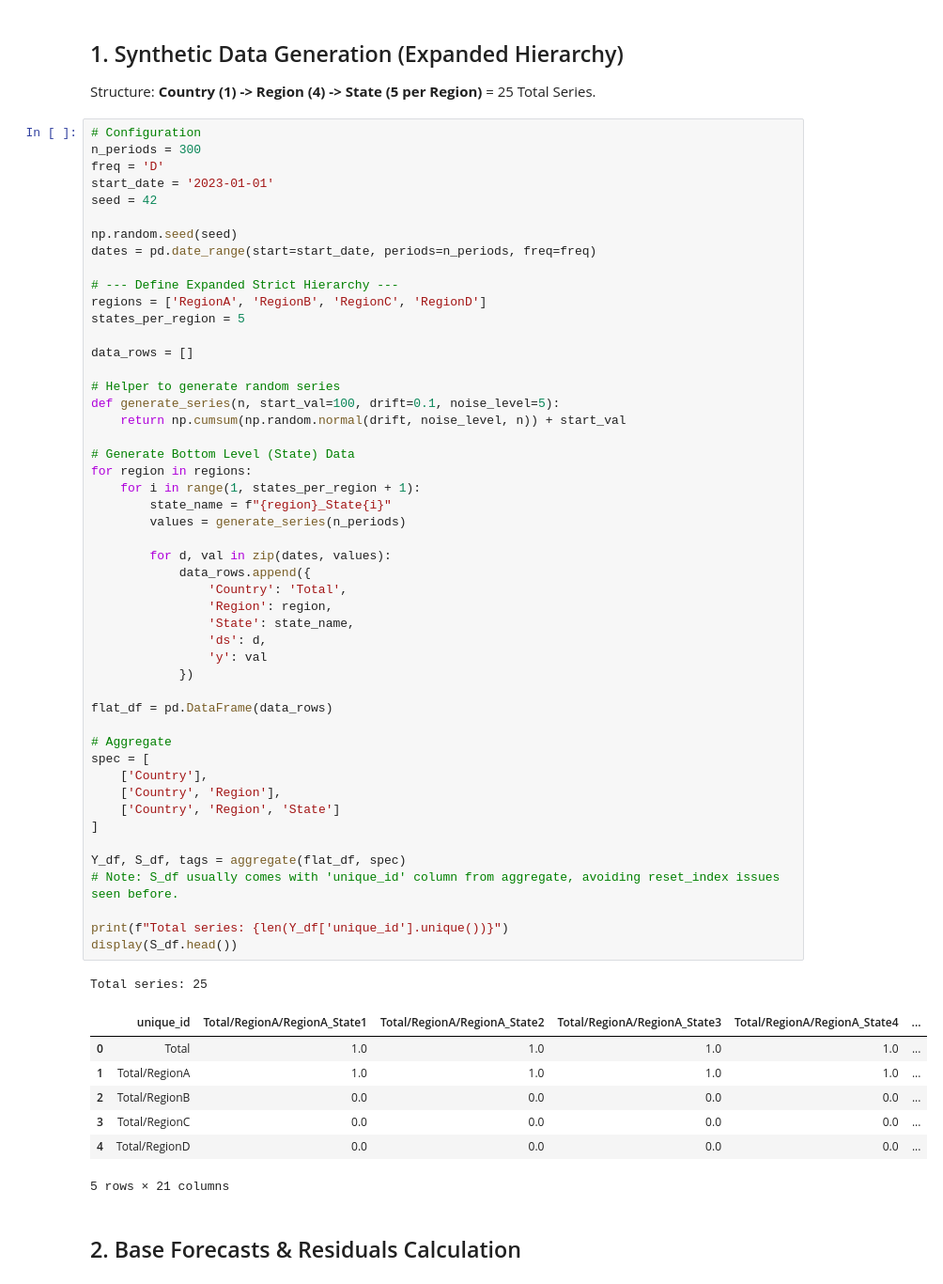
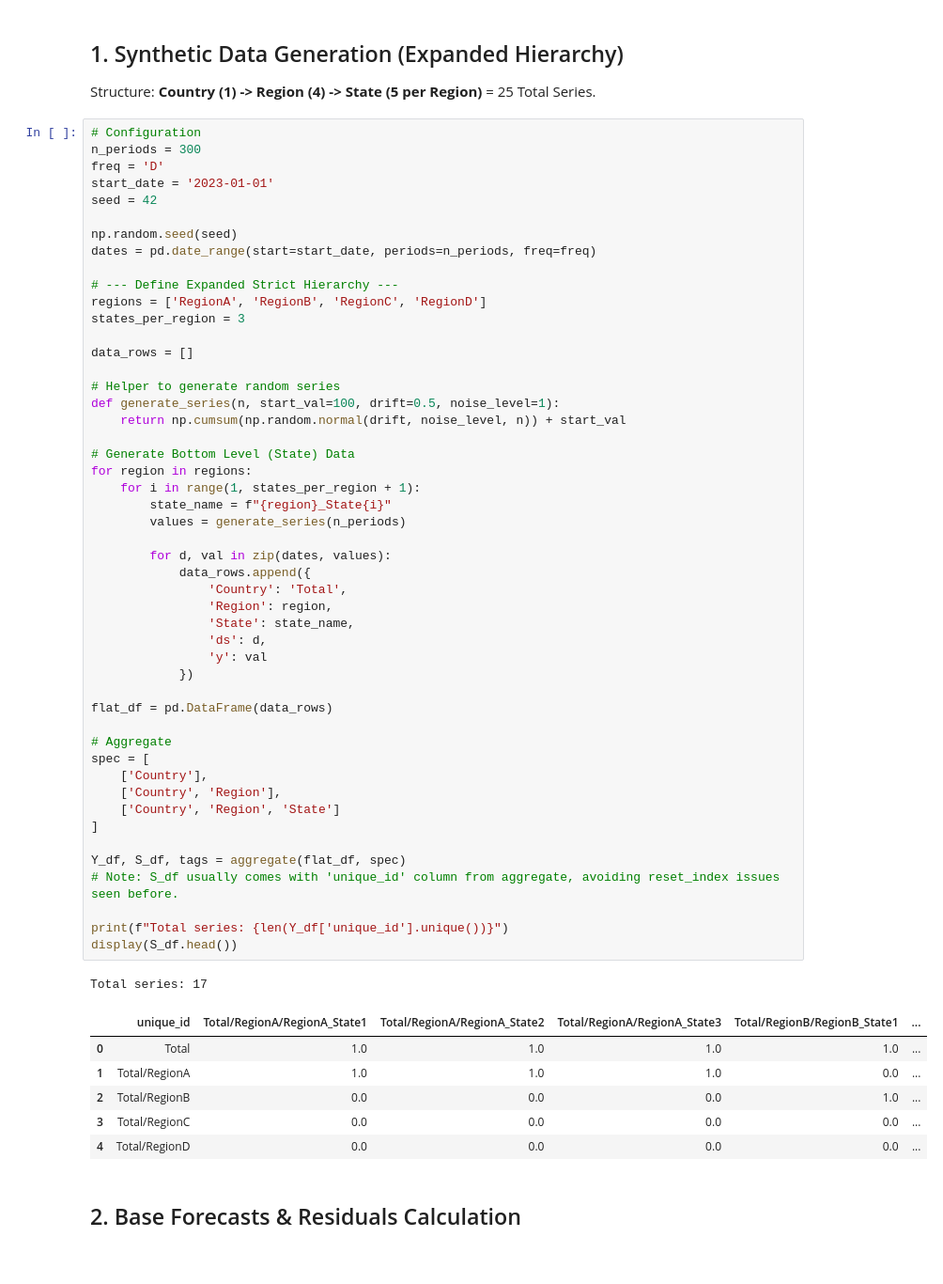
Before and after one commit to marcell-nemeth/HierarchicalTS, a Jupyter notebook: notebooks/mint_synthetic_demo.ipynb, the cells around one changed output. Shown at 94% size. Cells and saved outputs as stored; diff of their text form.

```diff
--- a/notebooks/mint_synthetic_demo.ipynb
+++ b/notebooks/mint_synthetic_demo.ipynb
@@ -43,52 +40,51 @@ dates = pd.date_range(start=start_date, periods=n_periods, freq=freq)
 
 # --- Define Expanded Strict Hierarchy ---
 regions = ['RegionA', 'RegionB', 'RegionC', 'RegionD']
-states_per_region = 5
+states_per_region = 3
 
 data_rows = []
 
 # Helper to generate random series
-def generate_series(n, start_val=100, drift=0.1, noise_level=5):
+def generate_series(n, start_val=100, drift=0.5, noise_level=1):
     return np.cumsum(np.random.normal(drift, noise_level, n)) + start_val
 
 # Generate Bottom Level (State) Data
 for region in regions:
     for i in range(1, states_per_region + 1):
         state_name = f"{region}_State{i}"
         values = generate_series(n_periods)
 
         for d, val in zip(dates, values):
             data_rows.append({
                 'Country': 'Total',
                 'Region': region,
                 'State': state_name,
                 'ds': d,
                 'y': val
             })
 
 flat_df = pd.DataFrame(data_rows)
 
 # Aggregate
 spec = [
     ['Country'],
     ['Country', 'Region'],
     ['Country', 'Region', 'State']
 ]
 
 Y_df, S_df, tags = aggregate(flat_df, spec)
 # Note: S_df usually comes with 'unique_id' column from aggregate, avoiding reset_index issues seen before.
 
 print(f"Total series: {len(Y_df['unique_id'].unique())}")
 display(S_df.head())
 # %% [output]
-Total series: 25
+Total series: 17
-|  | unique_id | Total/RegionA/RegionA_State1 | Total/RegionA/RegionA_State2 | Total/RegionA/RegionA_State3 | Total/RegionA/RegionA_State4 | ... |
+|  | unique_id | Total/RegionA/RegionA_State1 | Total/RegionA/RegionA_State2 | Total/RegionA/RegionA_State3 | Total/RegionB/RegionB_State1 | ... |
 | 0 | Total | 1.0 | 1.0 | 1.0 | 1.0 | ... |
-| 1 | Total/RegionA | 1.0 | 1.0 | 1.0 | 1.0 | ... |
-| 2 | Total/RegionB | 0.0 | 0.0 | 0.0 | 0.0 | ... |
+| 1 | Total/RegionA | 1.0 | 1.0 | 1.0 | 0.0 | ... |
+| 2 | Total/RegionB | 0.0 | 0.0 | 0.0 | 1.0 | ... |
 | 3 | Total/RegionC | 0.0 | 0.0 | 0.0 | 0.0 | ... |
 | 4 | Total/RegionD | 0.0 | 0.0 | 0.0 | 0.0 | ... |
-5 rows × 21 columns
 # %% [markdown]
 ## 2. Base Forecasts & Residuals Calculation
 # %%
```
Also changed, not shown: parts of 8 cells of this notebook.
